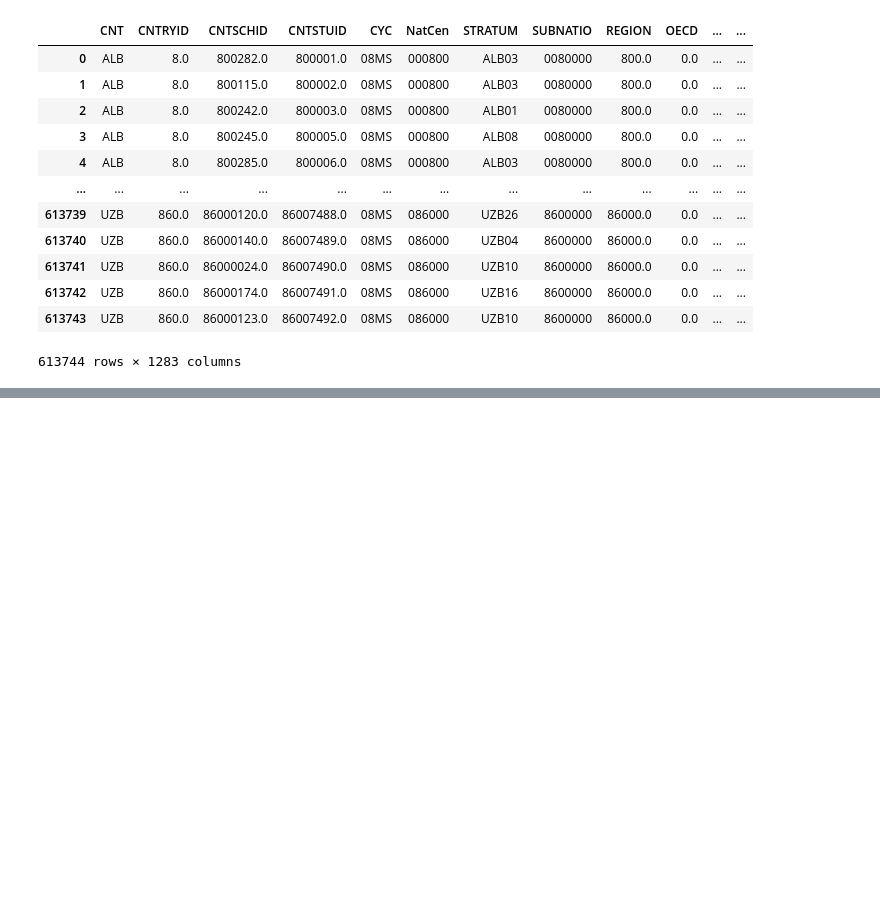
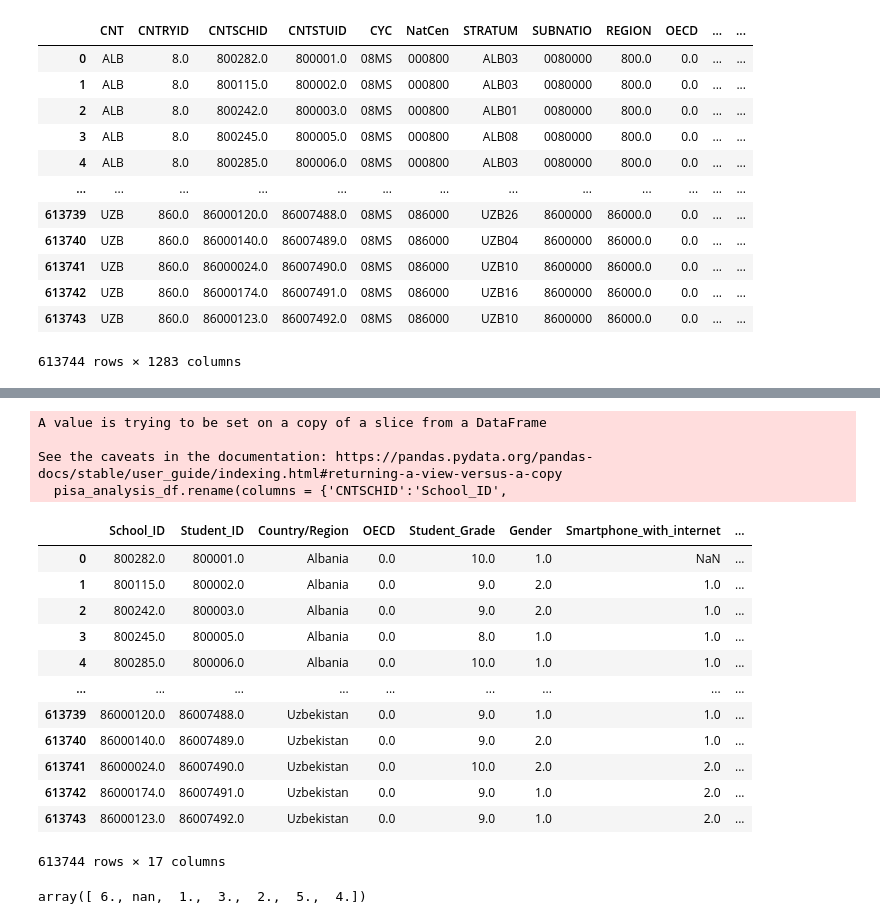
Before and after one commit to pattowen/pisatest2022analysis, a Jupyter notebook: Pisa2022-analyze.ipynb, the cells around one changed output, grey strips where cells are left out. Cells and saved outputs as stored; diff of their text form; code cells hidden in the pictures; blank space fills up the shorter version.

```diff
--- a/Pisa2022-analyze.ipynb
+++ b/Pisa2022-analyze.ipynb
@@ -349,0 +343,31 @@ pisa_df
+# %%
+pisa_analysis_df.rename(columns = {'CNTSCHID':'School_ID',
+                          'CNTSTUID':'Student_ID',
+                          'ST001D01T' : 'Student_Grade',
+                          'ST004D01T' : 'Gender',
+                          'ST250Q04JA' : 'Smartphone_with_internet',
+                          'ST250Q05JA' : 'Internet_access',
+                          'ST307Q10JA' : 'Perseverance_Give_up_easily',
+                          'ST034Q06TA' : 'Feel_lonely_at_school',
+                          'ST294Q02JA' : 'Study_for_school_or_homework',
+                          'HISCED'  : 'Highest_educational_level_parents'
+                          }, inplace = True)
+pisa_analysis_df
+# %% [output]
+A value is trying to be set on a copy of a slice from a DataFrame
+
+See the caveats in the documentation: https://pandas.pydata.org/pandas-docs/stable/user_guide/indexing.html#returning-a-view-versus-a-copy
+  pisa_analysis_df.rename(columns = {'CNTSCHID':'School_ID',
+|  | School_ID | Student_ID | Country/Region | OECD | Student_Grade | Gender | Smartphone_with_internet | ... |
+| 0 | 800282.0 | 800001.0 | Albania | 0.0 | 10.0 | 1.0 | NaN | ... |
+| 1 | 800115.0 | 800002.0 | Albania | 0.0 | 9.0 | 2.0 | 1.0 | ... |
+| 2 | 800242.0 | 800003.0 | Albania | 0.0 | 9.0 | 2.0 | 1.0 | ... |
+| 3 | 800245.0 | 800005.0 | Albania | 0.0 | 8.0 | 1.0 | 1.0 | ... |
+| 4 | 800285.0 | 800006.0 | Albania | 0.0 | 10.0 | 1.0 | 1.0 | ... |
+| ... | ... | ... | ... | ... | ... | ... | ... | ... |
+| 613739 | 86000120.0 | 86007488.0 | Uzbekistan | 0.0 | 9.0 | 1.0 | 1.0 | ... |
+| 613740 | 86000140.0 | 86007489.0 | Uzbekistan | 0.0 | 9.0 | 2.0 | 1.0 | ... |
+| 613741 | 86000024.0 | 86007490.0 | Uzbekistan | 0.0 | 10.0 | 2.0 | 2.0 | ... |
+| 613742 | 86000174.0 | 86007491.0 | Uzbekistan | 0.0 | 9.0 | 1.0 | 2.0 | ... |
+| 613743 | 86000123.0 | 86007492.0 | Uzbekistan | 0.0 | 9.0 | 1.0 | 2.0 | ... |
+613744 rows × 17 columns
@@ -349,0 +378,4 @@ pisa_df
+# %%
+pisa_analysis_df['Study_for_school_or_homework'].unique()
+# %% [output]
+array([ 6., nan,  1.,  3.,  2.,  5.,  4.])
```
Also changed, not shown: parts of 39 cells of this notebook, 21 other files.
